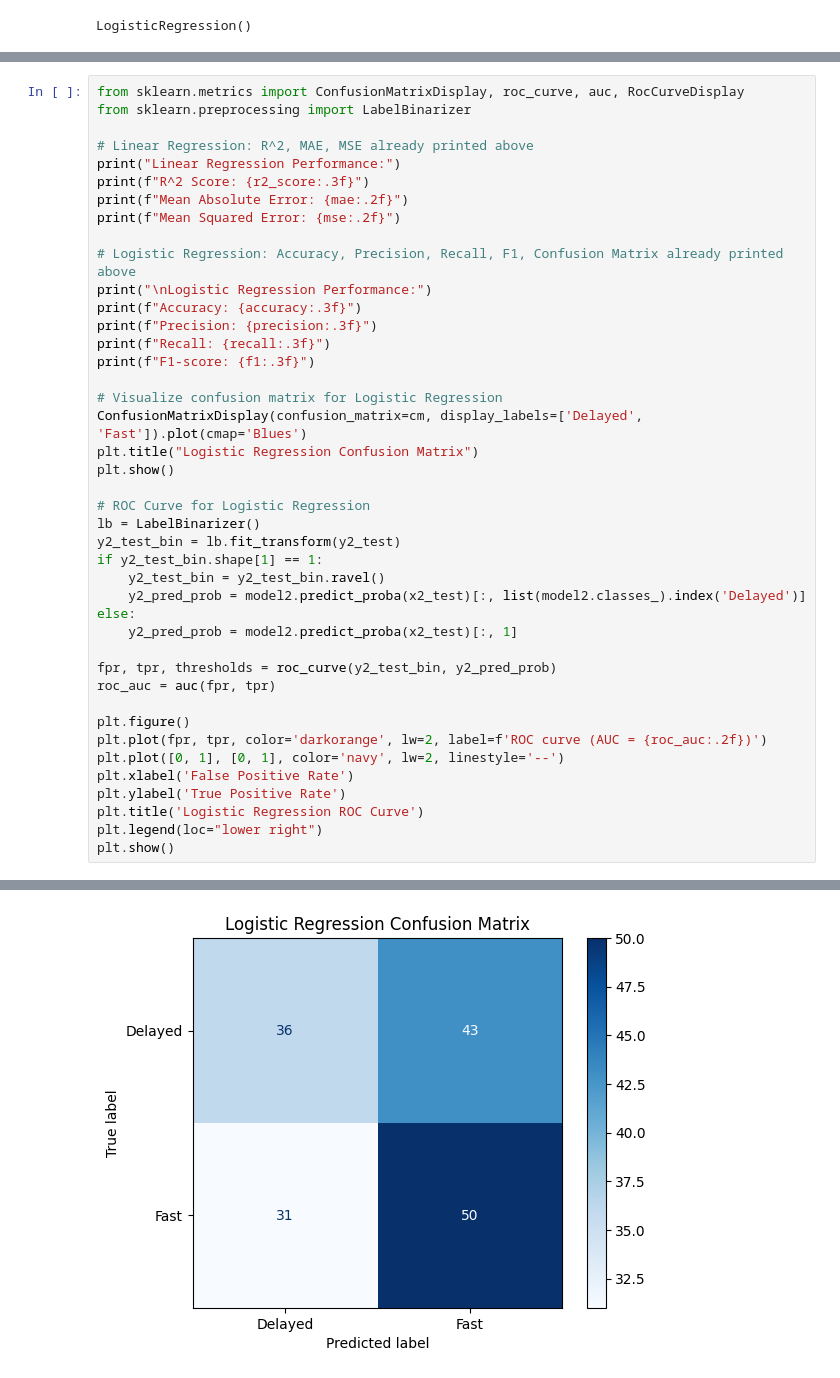
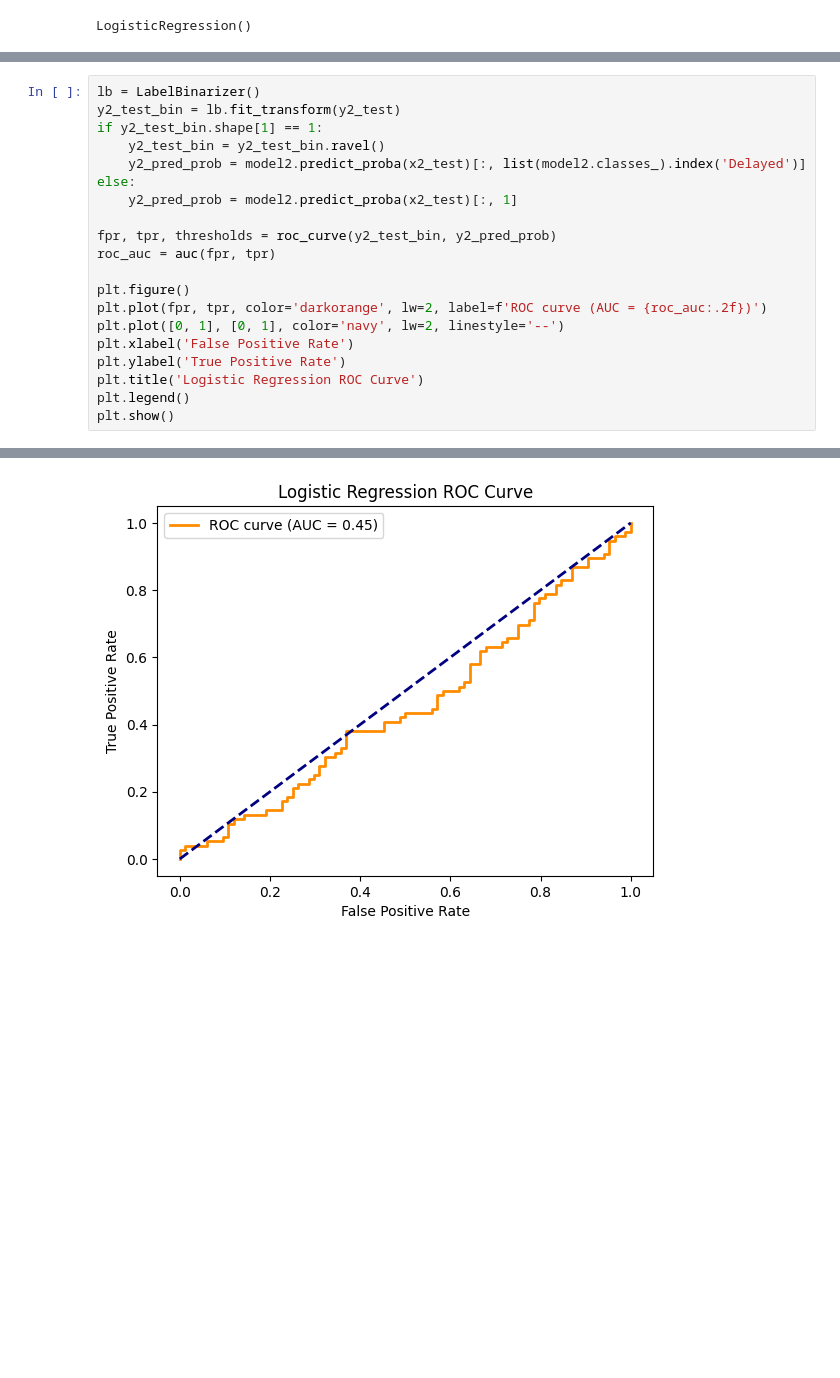
Before and after one commit to princypandya/Food-Delivery-Time-Prediction, a Jupyter notebook: Assignment1.ipynb, the cells around one changed output, grey strips where cells are left out. Drawn from its saved outputs; the diff is of its cells as text; blank space fills up the shorter version.

Commit message:
ROC curve half done

```diff
--- a/Assignment1.ipynb
+++ b/Assignment1.ipynb
@@ -764,26 +772,4 @@ Confusion Matrix:
 # %%
-from sklearn.metrics import ConfusionMatrixDisplay, roc_curve, auc, RocCurveDisplay
-from sklearn.preprocessing import LabelBinarizer
-
-# Linear Regression: R^2, MAE, MSE already printed above
-print("Linear Regression Performance:")
-print(f"R^2 Score: {r2_score:.3f}")
-print(f"Mean Absolute Error: {mae:.2f}")
-print(f"Mean Squared Error: {mse:.2f}")
-
-# Logistic Regression: Accuracy, Precision, Recall, F1, Confusion Matrix already printed above
-print("\nLogistic Regression Performance:")
-print(f"Accuracy: {accuracy:.3f}")
-print(f"Precision: {precision:.3f}")
-print(f"Recall: {recall:.3f}")
-print(f"F1-score: {f1:.3f}")
-
-# Visualize confusion matrix for Logistic Regression
-ConfusionMatrixDisplay(confusion_matrix=cm, display_labels=['Delayed', 'Fast']).plot(cmap='Blues')
-plt.title("Logistic Regression Confusion Matrix")
-plt.show()
-
-# ROC Curve for Logistic Regression
 lb = LabelBinarizer()
 y2_test_bin = lb.fit_transform(y2_test)
 if y2_test_bin.shape[1] == 1:
@@ -801,6 +787,6 @@ plt.plot([0, 1], [0, 1], color='navy', lw=2, linestyle='--')
 plt.xlabel('False Positive Rate')
 plt.ylabel('True Positive Rate')
 plt.title('Logistic Regression ROC Curve')
-plt.legend(loc="lower right")
+plt.legend()
 plt.show()
 # %% [output]
@@ -817 +793 @@ F1-score: 0.493
-[figure, old version]
+[figure, new version]
```
Also changed, not shown: parts of 7 cells of this notebook.
